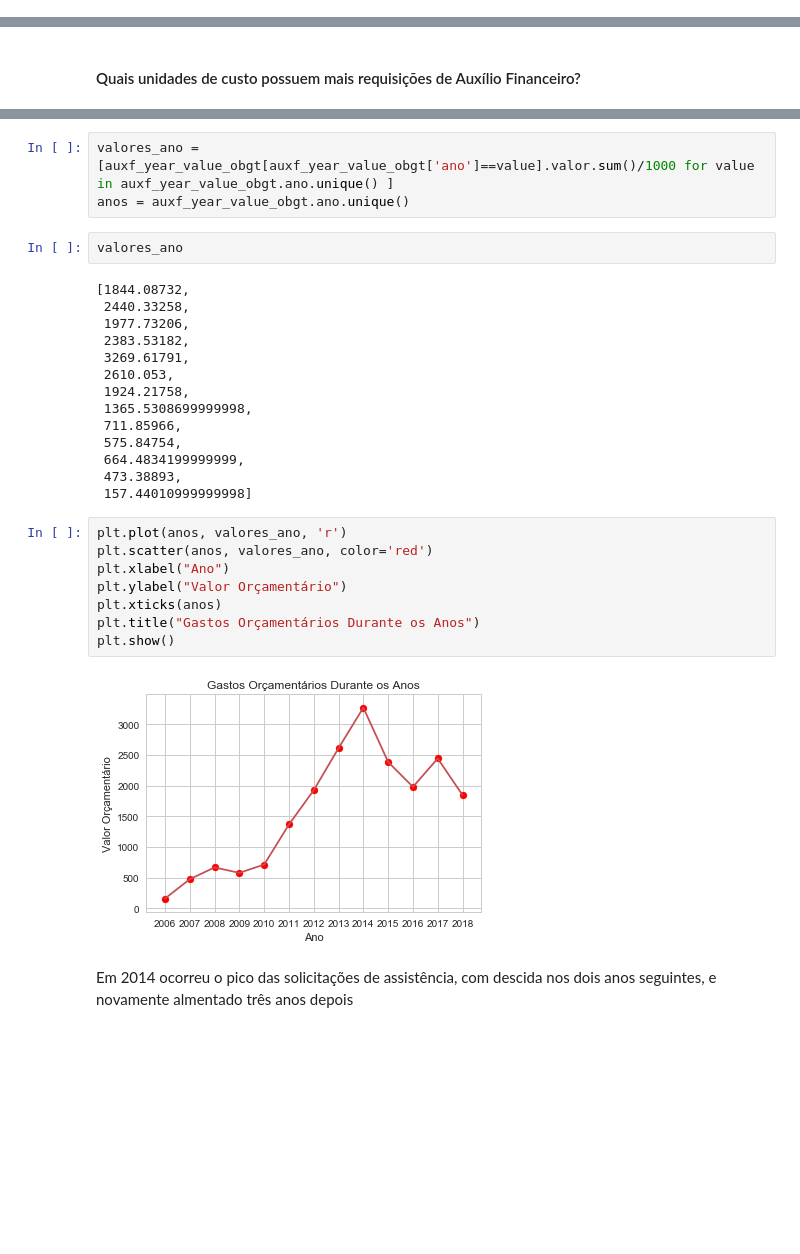
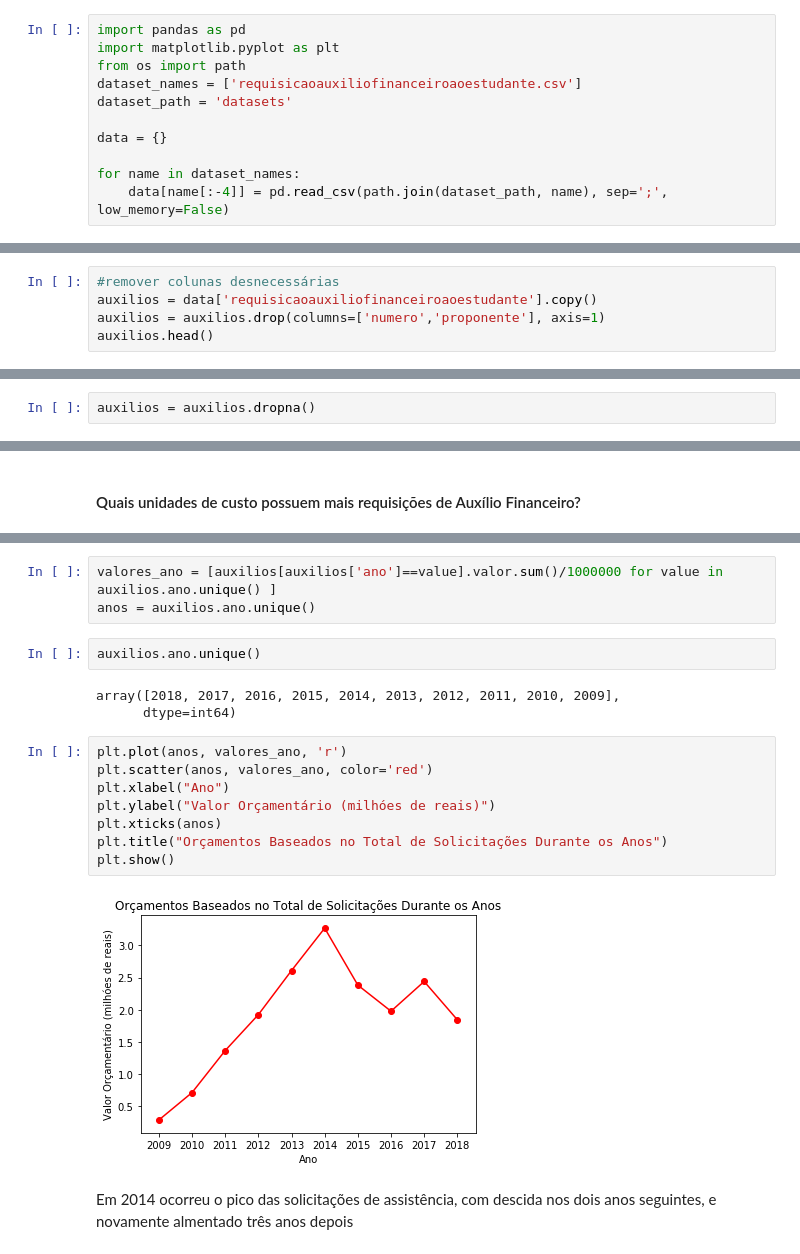
Before and after one commit to igorabrandao/UFRN-budget-application, a Jupyter notebook: auxilio_financeiro.ipynb, the cells around one changed output, grey strips where cells are left out. Cells and saved outputs as stored; diff of their text form; blank space fills up the shorter version.

Commit message:
Atualizando Auxilio Financeiro

```diff
--- a/auxilio_financeiro.ipynb
+++ b/auxilio_financeiro.ipynb
@@ -17,2 +29,13 @@ auxilios = pd.read_csv("dataSets/requisicaoauxiliofinanceiroaoestudante.csv", se
+# %%
+import pandas as pd
+import matplotlib.pyplot as plt
+from os import path
+dataset_names = ['requisicaoauxiliofinanceiroaoestudante.csv']
+dataset_path = 'datasets'
+
+data = {}
+
+for name in dataset_names:
+    data[name[:-4]] = pd.read_csv(path.join(dataset_path, name), sep=';', low_memory=False)
 # %%
 #Identificando os anos que constam na tabela de requisições
@@ -52,0 +84,5 @@ Total de Valores não nulos da tabela tratada: 204412
+# %%
+#remover colunas desnecessárias
+auxilios = data['requisicaoauxiliofinanceiroaoestudante'].copy()
+auxilios = auxilios.drop(columns=['numero','proponente'], axis=1)
+auxilios.head()
@@ -52,0 +115,2 @@ Total de Valores não nulos da tabela tratada: 204412
+# %%
+auxilios = auxilios.dropna()
@@ -134,32 +240,21 @@ array([2018, 2017, 2016, 2015, 2014, 2013, 2012, 2011, 2010, 2009, 2008,
 # %%
-valores_ano = [auxf_year_value_obgt[auxf_year_value_obgt['ano']==value].valor.sum()/1000 for value in auxf_year_value_obgt.ano.unique() ]
-anos = auxf_year_value_obgt.ano.unique()
+valores_ano = [auxilios[auxilios['ano']==value].valor.sum()/1000000 for value in auxilios.ano.unique() ]
+anos = auxilios.ano.unique()
-# %%
-valores_ano
-# %% [output]
-[1844.08732,
- 2440.33258,
- 1977.73206,
- 2383.53182,
- 3269.61791,
- 2610.053,
- 1924.21758,
- 1365.5308699999998,
- 711.85966,
- 575.84754,
- 664.4834199999999,
- 473.38893,
- 157.44010999999998]
+# %%
+auxilios.ano.unique()
+# %% [output]
+array([2018, 2017, 2016, 2015, 2014, 2013, 2012, 2011, 2010, 2009],
+      dtype=int64)
 # %%
 plt.plot(anos, valores_ano, 'r')
 plt.scatter(anos, valores_ano, color='red')
 plt.xlabel("Ano")
-plt.ylabel("Valor Orçamentário")
+plt.ylabel("Valor Orçamentário (milhóes de reais)")
 plt.xticks(anos)
-plt.title("Gastos Orçamentários Durante os Anos")
+plt.title("Orçamentos Baseados no Total de Solicitações Durante os Anos")
 plt.show()
 # %% [output]
-[figure, old version]
+[figure, new version]
 # %% [markdown]
 Em 2014 ocorreu o pico das solicitações de assistência, com descida nos dois anos seguintes, e novamente almentado três anos depois
 # %%
```
Also changed, not shown: parts of 33 cells of this notebook.
